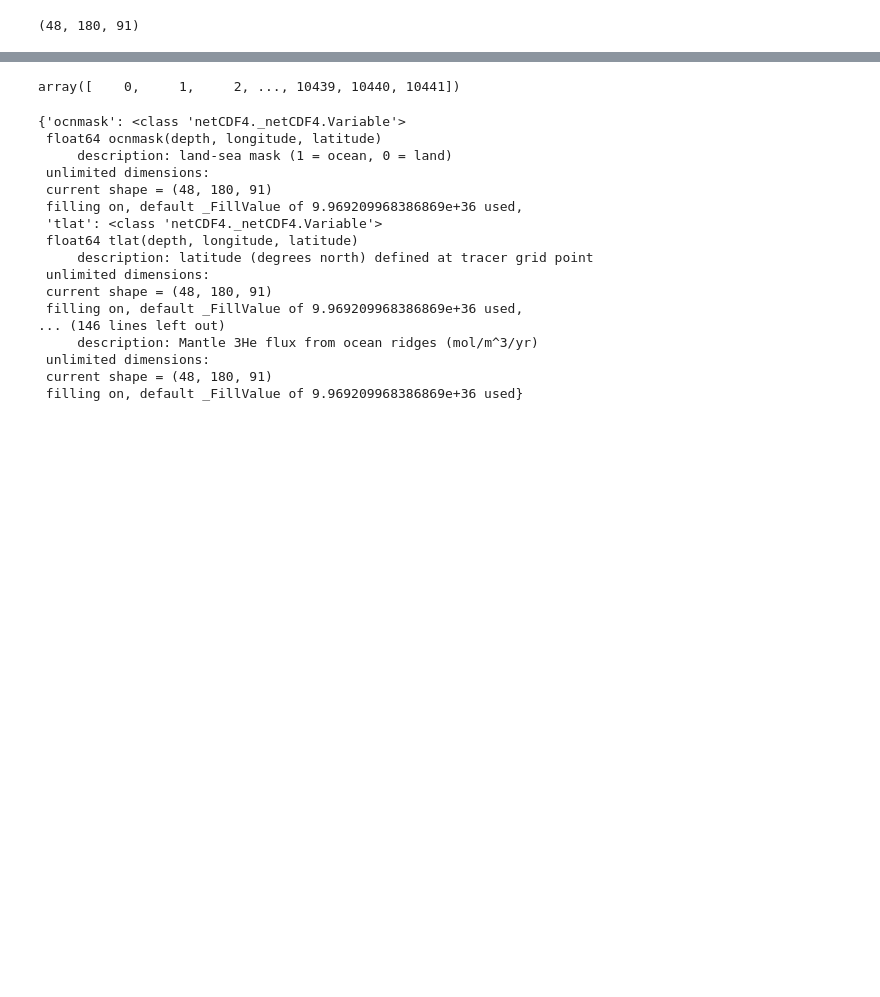
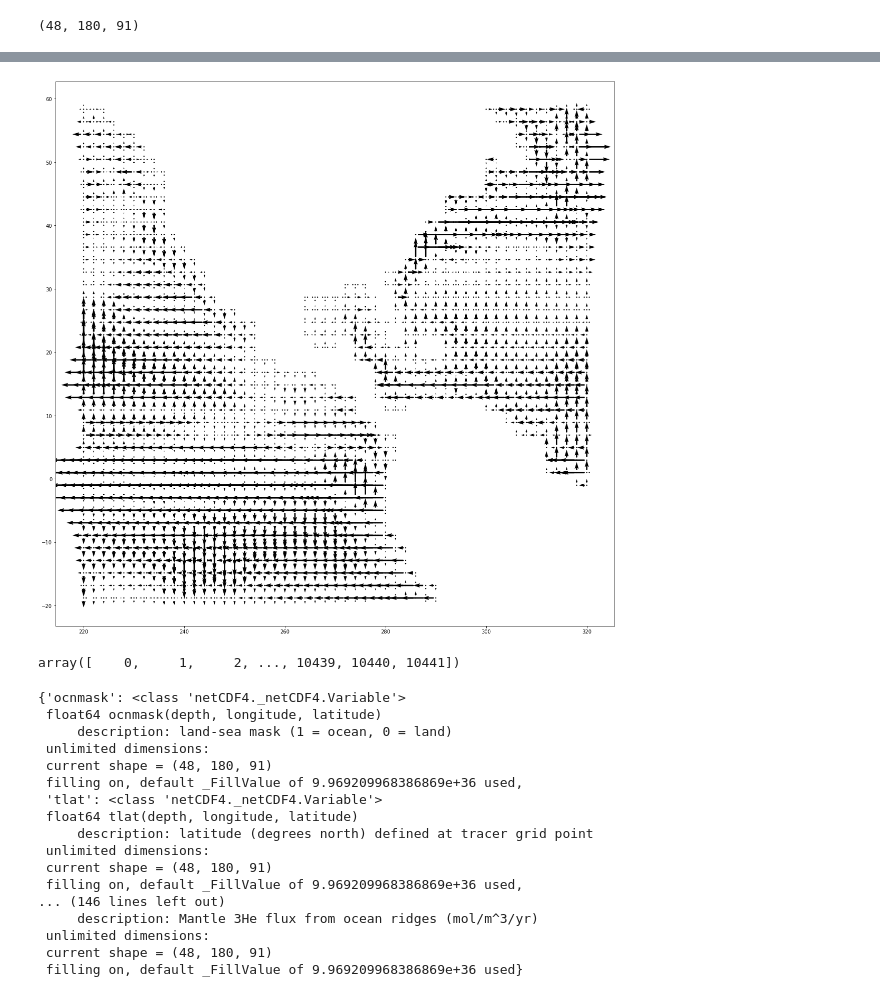
Before and after one commit to nitrogenlab/oceanography_colab_notebooks, a Jupyter notebook: study_fluxes/Explore Holzer 2021 Fluxes.ipynb, the cells around one changed output, grey strips where cells are left out. Drawn from its saved outputs; the diff is of its cells as text; code cells hidden in the pictures; blank space fills up the shorter version.

```diff
--- a/study_fluxes/Explore Holzer 2021 Fluxes.ipynb
+++ b/study_fluxes/Explore Holzer 2021 Fluxes.ipynb
@@ -41,3 +41,6 @@ filling on, default _FillValue of 9.969209968386869e+36 used
 (array([ 0,  0,  0, ..., 47, 47, 47]), array([  0,   0,   0, ..., 151, 151, 151]), array([ 9, 10, 11, ..., 57, 58, 59]))
 <matplotlib.axes._subplots.AxesSubplot at 0x...>
 [figure]
+# %%
+ulat = data.variables['ulon'][:,:,:].data
+ulon = data.variables['ulat'][:,:,:].data
@@ -103,3 +168,13 @@ len(base_transport['TR'][fluxaxis_surfacemask][:,fluxaxis_surfacemask].tocoo().c
+# %%
+from matplotlib import pyplot as plt
+
+#max_del = max(np.max(quiver_xdel), np.max(quiver_ydel))
+
+plt.figure(figsize=(20,20))
+plt.quiver(quiver_startx,quiver_starty,quiver_xdel,quiver_ydel)
+plt.show()
+# %% [output]
+[figure, added]
 # %%
 np.nonzero(fluxaxis_surfacemask)[0]
 # %% [output]
```
Also changed, not shown: parts of 6 cells of this notebook.
